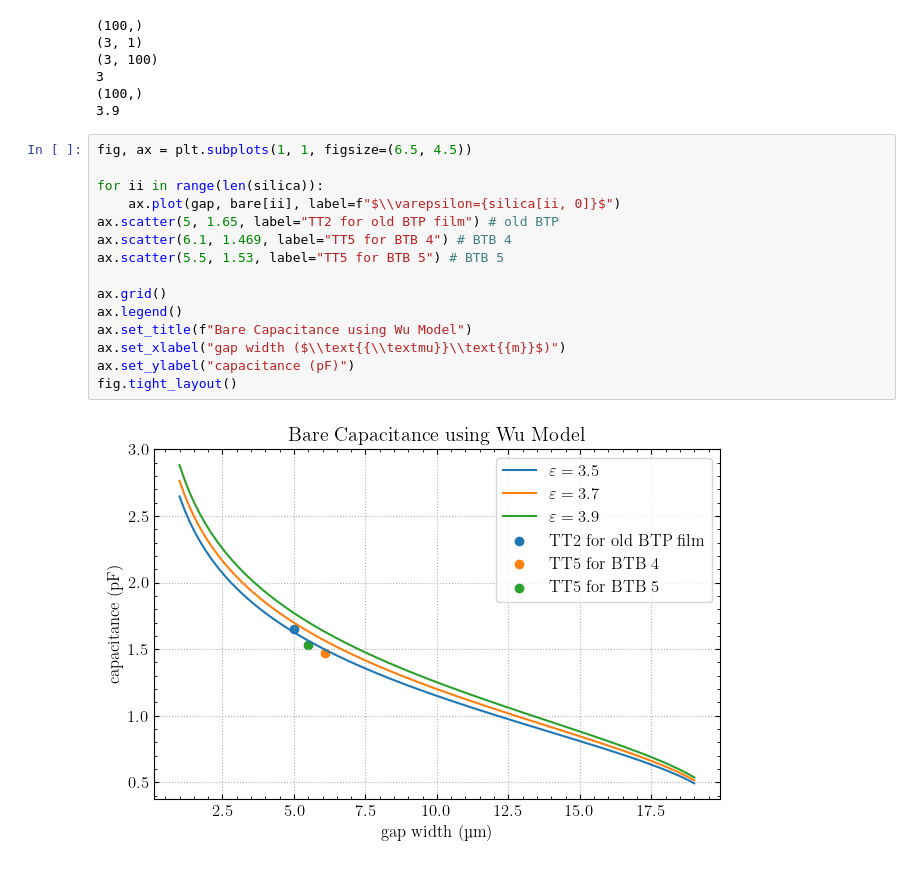
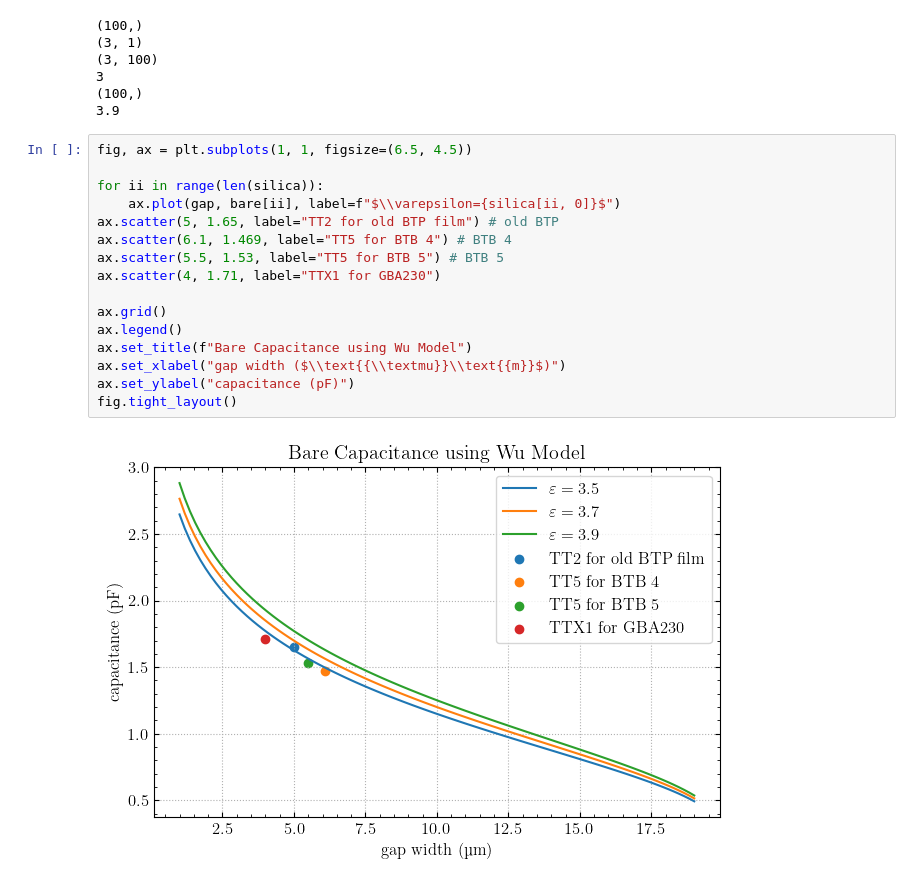
Before and after one commit to ttortorici/fitting, a Jupyter notebook: Notebooks/bare.ipynb, the cells around one changed output. Cells and saved outputs as stored; diff of their text form.

```diff
--- a/Notebooks/bare.ipynb
+++ b/Notebooks/bare.ipynb
@@ -26,17 +26,18 @@ print(silica[2, 0])
 # %%
 fig, ax = plt.subplots(1, 1, figsize=(6.5, 4.5))
 
 for ii in range(len(silica)):
     ax.plot(gap, bare[ii], label=f"$\\varepsilon={silica[ii, 0]}$")
 ax.scatter(5, 1.65, label="TT2 for old BTP film") # old BTP
 ax.scatter(6.1, 1.469, label="TT5 for BTB 4") # BTB 4
 ax.scatter(5.5, 1.53, label="TT5 for BTB 5") # BTB 5
+ax.scatter(4, 1.71, label="TTX1 for GBA230")
 
 ax.grid()
 ax.legend()
 ax.set_title(f"Bare Capacitance using Wu Model")
 ax.set_xlabel("gap width ($\\text{{\\textmu}}\\text{{m}}$)")
 ax.set_ylabel("capacitance (pF)")
 fig.tight_layout()
 # %% [output]
-[figure, old version]
+[figure, new version]
```
Also changed, not shown: 3 other files.
